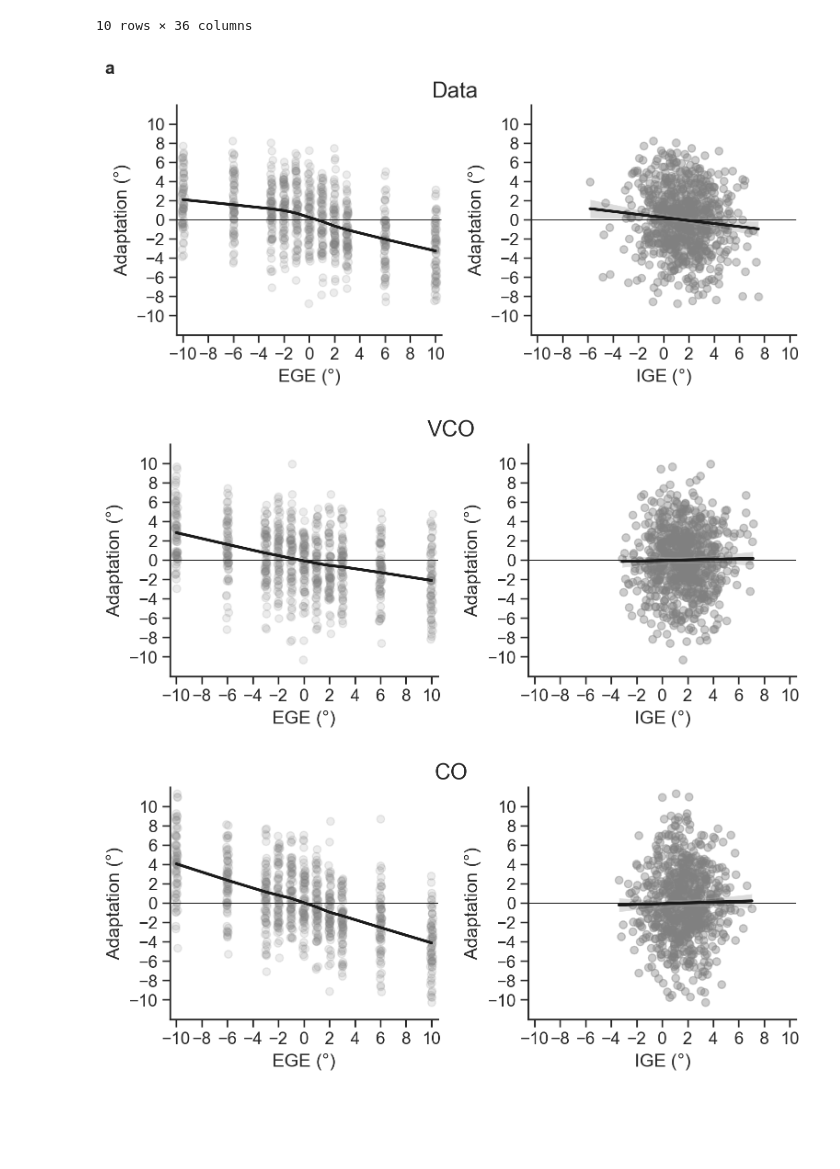
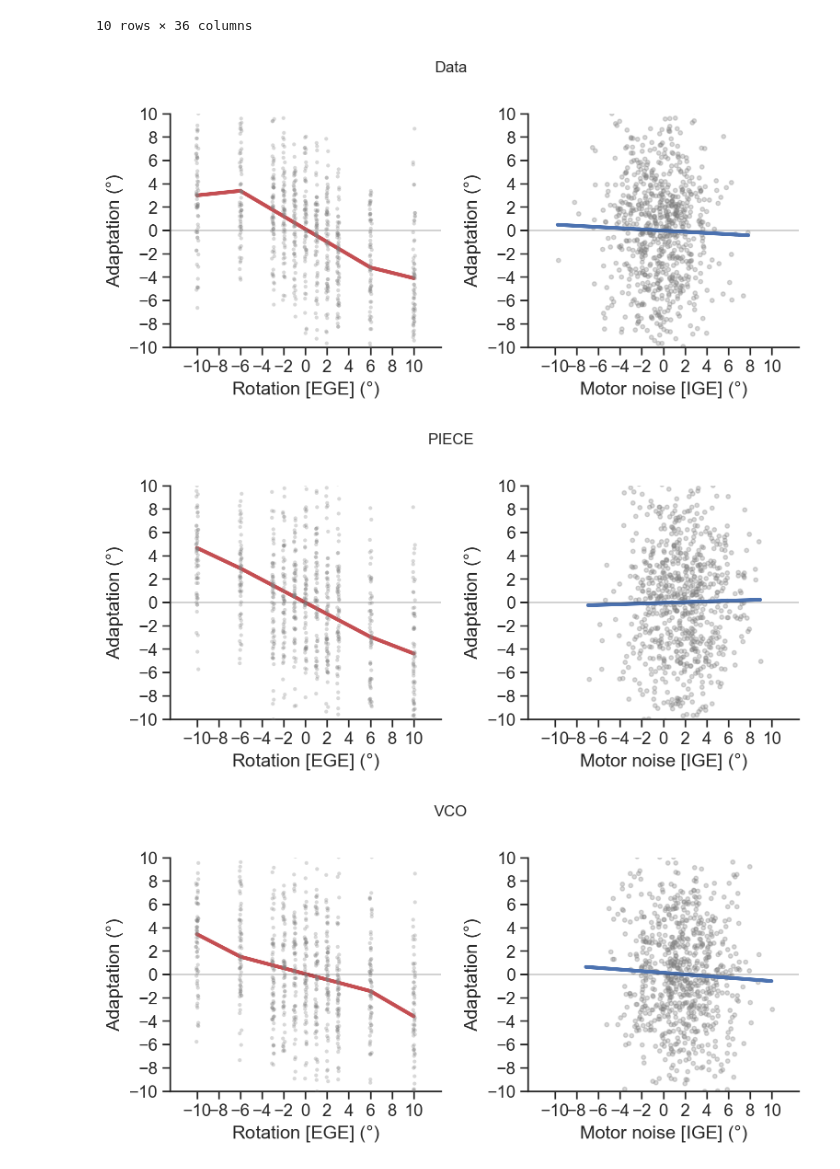
Before and after one commit to ccmlab-ubc/pertdetect-adapt, a Jupyter notebook: modeling/analyze-models.ipynb, the cells around one changed output. Cells and saved outputs as stored; diff of their text form; code cells hidden in the pictures; blank space fills up the shorter version.

```diff
--- a/modeling/analyze-models.ipynb
+++ b/modeling/analyze-models.ipynb
@@ -172,7 +246,7 @@ df_behav.head(10)
 10 rows × 36 columns
 # %%
 # Choose a sample subject
-subj_id = 13
+subj_id = 16
 sample_subj = df_behav.loc[(df_behav["SN"] == subj_id) & (df_behav["session"] == "adapt"), :].reset_index(drop=True)
 sigma_motor = sample_subj.loc[0, "sigma_motor_adapt"]
 
@@ -230,6 +304,8 @@ pert_indices = np.flatnonzero(sample_subj["pert_trial"])
 
 # Trim subject data frame to only adaptation trials
 df_trimmed = sample_subj.loc[pert_indices, :]
+SN = df_trimmed.loc[:, "SN"]
+rotation = df_trimmed.loc[:, "delta_xv"]
 
 # Create data frame with all perturbation trials
 df_plot = pd.DataFrame({
@@ -242,16 +318,47 @@ df_plot = pd.DataFrame({
     "adapt_co" : adapt_co,
     "xhat_piece" : xhat_piece[1::2],
     "adapt_piece" : adapt_piece,
+    "rotation" : rotation,
+    "SN" : SN
 })
 # %%
-# Plot best-fits
-fig1 = plot_individual(df_plot, "delta_xv", "x_f", "adaptation", title="Data")
-plt.gcf().text(0.02, 0.92, "a", fontsize=14, weight="bold")
+# Set up a list of your matrices and titles to loop through easily
+titles = ['Data', 'PIECE', 'VCO', 'CO']
+sim_x_f = [df_plot["x_f"], df_plot["xhat_piece"], df_plot["xhat_vco"], df_plot["xhat_co"]]
+sim_adapt = [df_plot["adaptation"], df_plot["adapt_piece"], df_plot["adapt_vco"], df_plot["adapt_co"]]
 
-fig2 = plot_individual(df_plot, "delta_xv", "xhat_vco", "adapt_vco", title="VCO")
-fig3 = plot_individual(df_plot, "delta_xv", "xhat_co", "adapt_co", title="CO")
-fig4 = plot_individual(df_plot, "delta_xv", "xhat_piece", "adapt_piece", title="PIECE")
+# Loop through each subplot axis and data matrix
+for i in range(len(titles)):
+    df_vmr = pd.DataFrame({"SN": SN, "reaches": sim_x_f[i], "adaptation": sim_adapt[i], "rotation": rotation})
+
+    # Create a 4-row, 1-column layout that shares the X-axis across all plots
+    fig, (ax1, ax2) = plt.subplots(nrows=1, ncols=2, figsize=(8, 4))
+
+    # Fit EGE-adaptation data with breakpoint regression
+    x_fit, y_fit, _, _, _, _ = fit_piecewise_with_ci(df_vmr, _, xcol="rotation", ycol="adaptation",
+                                                                        bp1=6, bp2=-6, n_points=300, alpha=0.05)
+
+    # Plot data for adapt vs vmr-ege
+    # fig, (ax1, ax2) = plt.subplots(1, 2, figsize=(8, 3.5))
+    sns.stripplot(data=df_vmr, x="rotation", y="adaptation", color="gray", alpha=0.3, s=3, native_scale=True, ax=ax1)
+    ax1.plot(x_fit, y_fit, c="r", linewidth=3)
+    ax1.axhline(0, c="k", linewidth=0.5)
+    ax1.set(xticks=np.arange(-10, 10.1, 2), yticks=np.arange(-10, 10.1, 2), xlabel="Rotation [EGE] ($\degree$)",
+            xlim=(-12.5, 12.5), ylim=(-10, 10), ylabel="Adaptation ($\degree$)")
+    sns.despine()
+
+    # Plot data for adapt vs ige
+    sns.regplot(data=df_vmr, x="reaches", y="adaptation", x_jitter=0.1,
+               line_kws=dict(linewidth=3), scatter_kws=dict(alpha=0.3, color='gray', s=10), ci=0, ax=ax2)
+    ax2.set(xticks=np.arange(-10, 10.1, 2), yticks=np.arange(-10, 10.1, 2), xlabel="Motor noise [IGE] ($\degree$)",
+            xlim=(-12.5, 12.5), ylim=(-10, 10), ylabel="Adaptation ($\degree$)")
+    ax2.axhline(0, c="k", linewidth=0.5)
+
+    fig.suptitle(titles[i], fontsize=12)
+
+    sns.despine()
+    plt.tight_layout()
 # %% [output]
-[figure, old version]
+[figure, new version]
-[figure, old version]
+[figure, new version]
-[figure, old version]
+[figure, new version]
```
Also changed, not shown: parts of 8 cells of this notebook, 4 other files.
